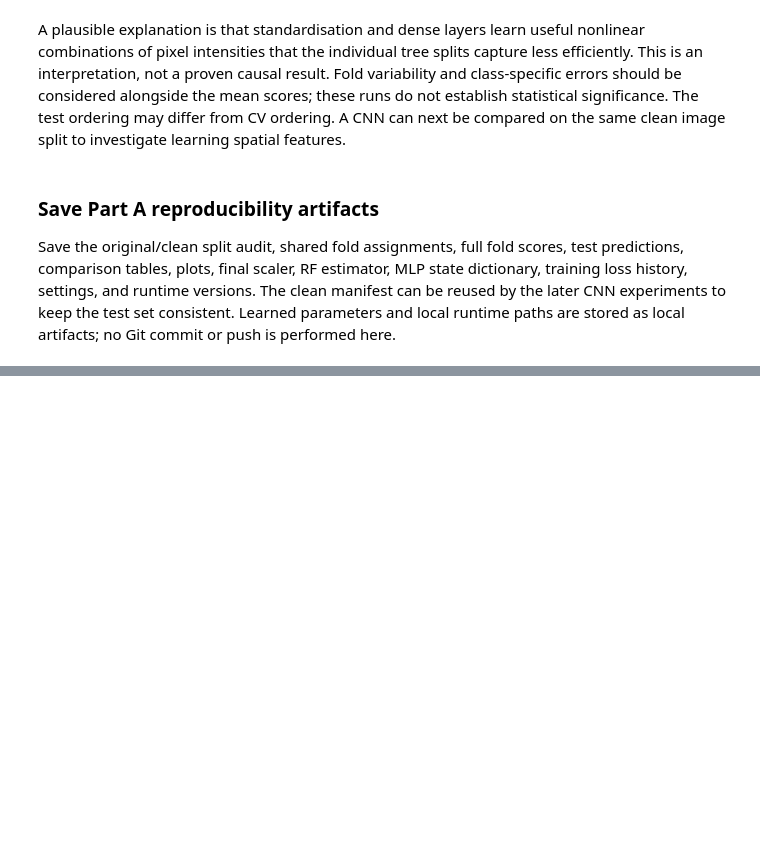
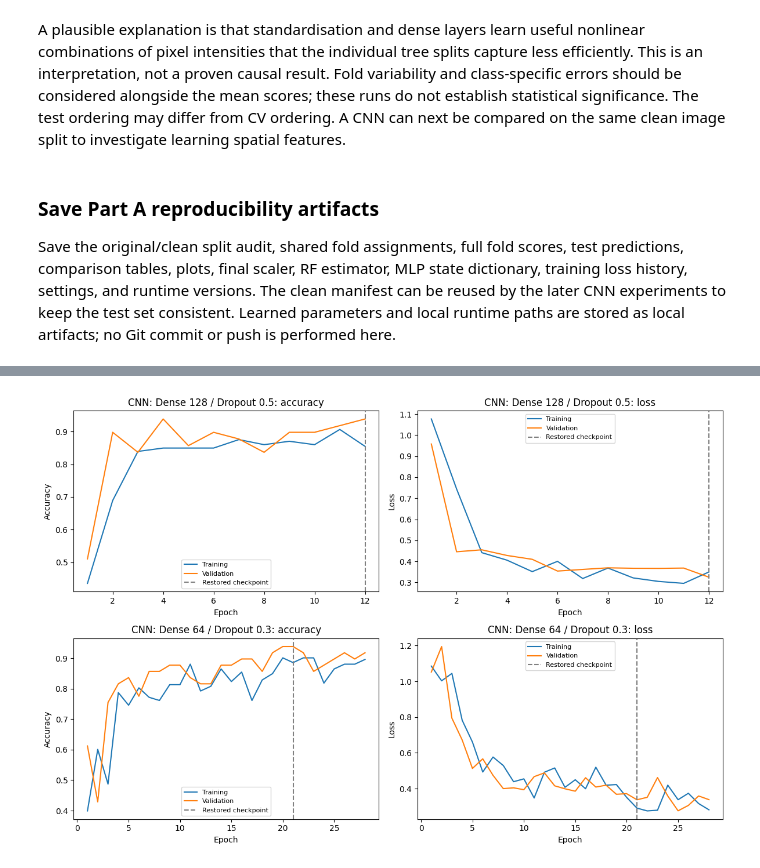
Before and after one commit to daisme369/PortfolioTask3, a Jupyter notebook: PortfolioTask3.ipynb, the cells around one changed output, grey strips where cells are left out. Cells and saved outputs as stored; diff of their text form; code cells hidden in the pictures; blank space fills up the shorter version.

```diff
--- a/PortfolioTask3.ipynb
+++ b/PortfolioTask3.ipynb
@@ -845,0 +1322,17 @@ Keep the test set held out during CNN architecture and hyperparameter selection.
+# %%
+fig, axes = plt.subplots(len(B_VARIANTS), 2, figsize=(12, 4 * len(B_VARIANTS)), squeeze=False)
+for row, variant in enumerate(B_VARIANTS):
+    run = b_runs[variant["id"]]
+    history = run["history"]
+    for column, metric in enumerate(("accuracy", "loss")):
+        ax = axes[row, column]
+        ax.plot(history["epoch"], history[f"train_{metric}"], label="Training")
+        ax.plot(history["epoch"], history[f"val_{metric}"], label="Validation")
+        ax.axvline(run["best_epoch"], linestyle="--", color="gray", label="Restored checkpoint")
+        ax.set(title=f"{variant['name']}: {metric}", xlabel="Epoch", ylabel=metric.title())
+        ax.legend(fontsize=8)
+fig.tight_layout()
+fig.savefig(B_FIGURE_DIR / "training_validation_curves.png", dpi=180, bbox_inches="tight")
+plt.show()
+# %% [output]
+[figure, added]
```
Also changed, not shown: parts of 25 cells of this notebook, 25 other files.
